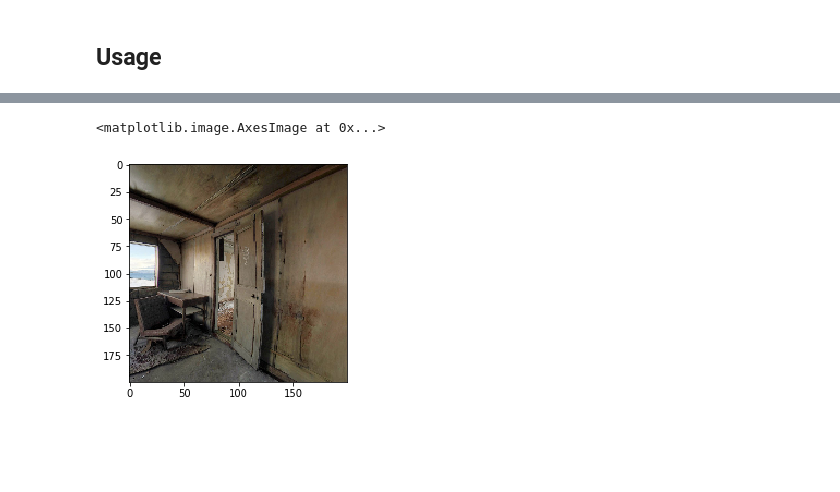
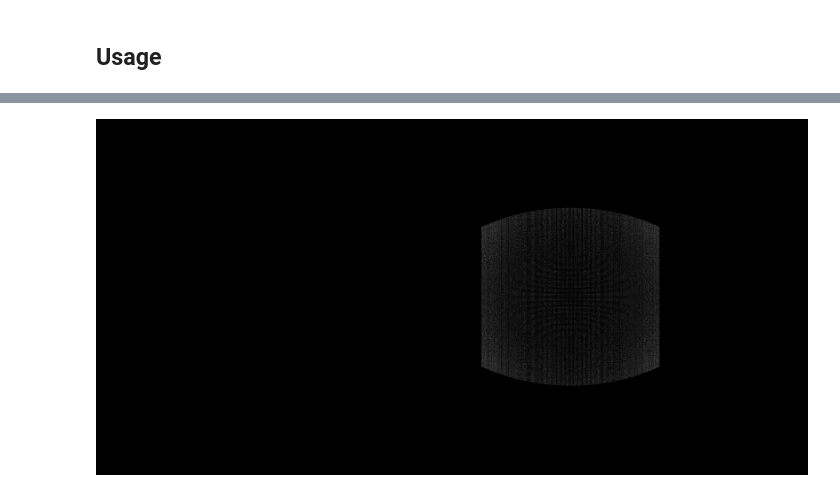
Before and after one commit to AllanYangZhou/sph_panorama_style_transfer, a Jupyter notebook: PytorchSphProjectionExample.ipynb, the cells around one changed output, grey strips where cells are left out. Drawn from its saved outputs; the diff is of its cells as text; code cells hidden in the pictures; blank space fills up the shorter version.

```diff
--- a/PytorchSphProjectionExample.ipynb
+++ b/PytorchSphProjectionExample.ipynb
@@ -9,9 +10,11 @@ from PIL import Image
 %matplotlib inline
 # %%
 loader = ToTensor()
+deproc = ToPILImage()
 # %%
 im = Image.open('./360.jpg')
 # %% [markdown]
 ## Usage
 # %%
-im_var = Variable(loader(im)[None], requires_grad=True)
+im_var = loader(im)[None]
+im_var.requires_grad = True
@@ -39,5 +30,6 @@ projected_image = np.transpose(np.squeeze(projection_var.data.numpy()), [1, 2, 0
-# %%
-plt.imshow(projected_image)
-# %% [output]
-<matplotlib.image.AxesImage at 0x...>
-[figure, removed]
+# %%
+im_grad = deproc(im_var.grad.squeeze())
+# %%
+im_grad
+# %% [output]
+[figure, added]
```
Also changed, not shown: parts of 8 cells of this notebook, 3 other files.
